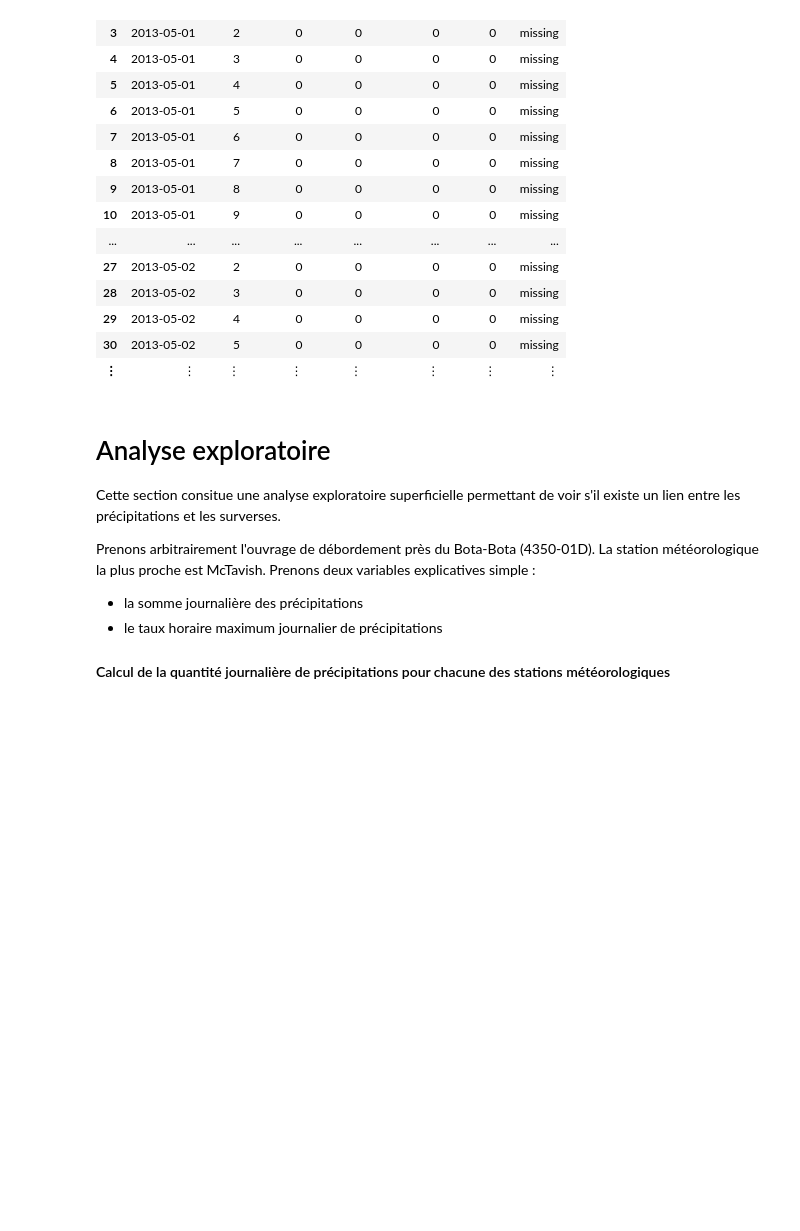
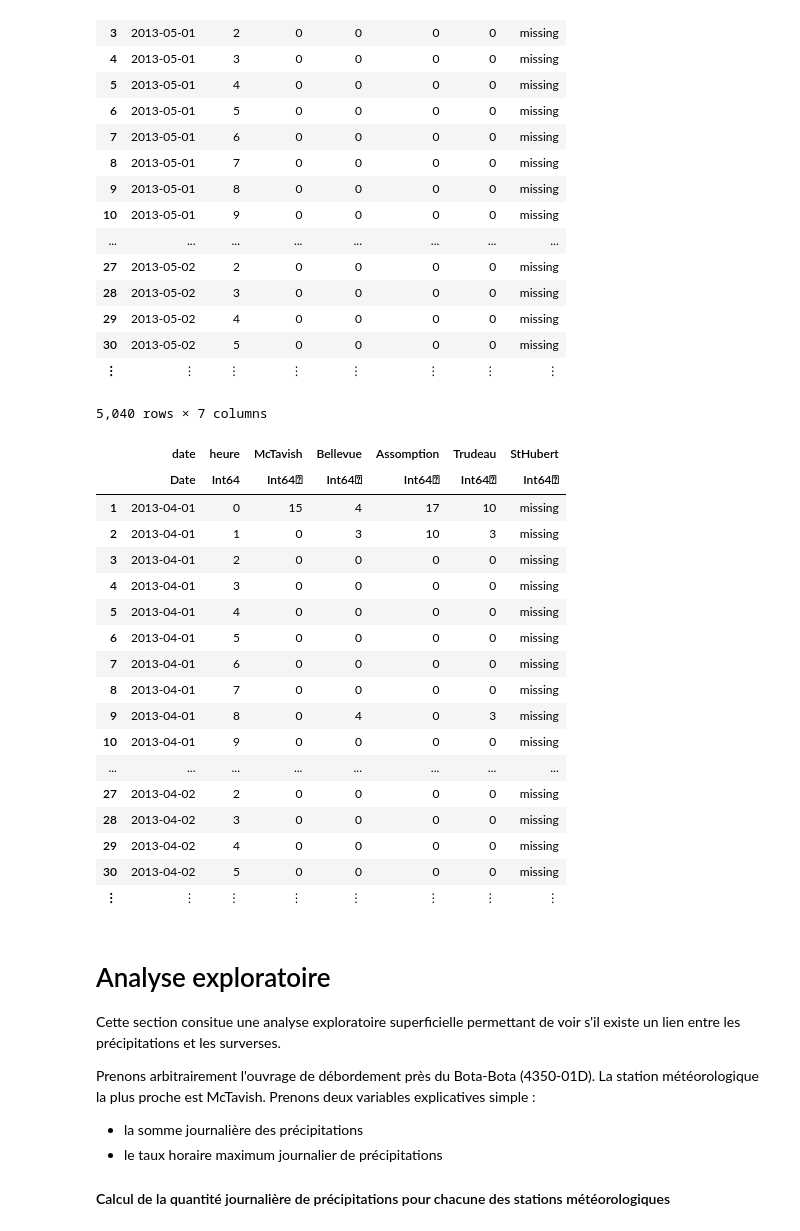
Before and after one commit to rouph/MTH3302, a Jupyter notebook: Projet/A2019/ProjetA19.ipynb, the cells around one changed output. Drawn from its saved outputs; the diff is of its cells as text; code cells hidden in the pictures; blank space fills up the shorter version.

```diff
--- a/Projet/A2019/ProjetA19.ipynb
+++ b/Projet/A2019/ProjetA19.ipynb
@@ -276,3 +276,7 @@ n
  1103
 # %% [markdown]
 ## Chargement des précipitations
+# %%
+test = CSV.read("data/precipitations.csv",missingstring="-99999")
+rename!(test, Symbol("St-Hubert")=>:StHubert)
+first(test,5)
@@ -316,6 +329,29 @@ data = filter(row -> month(row.date) < 11, data)
 | 29 | 2013-05-02 | 4 | 0 | 0 | 0 | 0 | missing |
 | 30 | 2013-05-02 | 5 | 0 | 0 | 0 | 0 | missing |
 | ⋮ | ⋮ | ⋮ | ⋮ | ⋮ | ⋮ | ⋮ | ⋮ |
+# %%
+
+test = filter(row -> month(row.date) == 4, test)
+# %% [output]
+5,040 rows × 7 columns
+|  | date | heure | McTavish | Bellevue | Assomption | Trudeau | StHubert |
+|  | Date | Int64 | Int64⍰ | Int64⍰ | Int64⍰ | Int64⍰ | Int64⍰ |
+| 1 | 2013-04-01 | 0 | 15 | 4 | 17 | 10 | missing |
+| 2 | 2013-04-01 | 1 | 0 | 3 | 10 | 3 | missing |
+| 3 | 2013-04-01 | 2 | 0 | 0 | 0 | 0 | missing |
+| 4 | 2013-04-01 | 3 | 0 | 0 | 0 | 0 | missing |
+| 5 | 2013-04-01 | 4 | 0 | 0 | 0 | 0 | missing |
+| 6 | 2013-04-01 | 5 | 0 | 0 | 0 | 0 | missing |
+| 7 | 2013-04-01 | 6 | 0 | 0 | 0 | 0 | missing |
+| 8 | 2013-04-01 | 7 | 0 | 0 | 0 | 0 | missing |
+| 9 | 2013-04-01 | 8 | 0 | 4 | 0 | 3 | missing |
+| 10 | 2013-04-01 | 9 | 0 | 0 | 0 | 0 | missing |
+| ... | ... | ... | ... | ... | ... | ... | ... |
+| 27 | 2013-04-02 | 2 | 0 | 0 | 0 | 0 | missing |
+| 28 | 2013-04-02 | 3 | 0 | 0 | 0 | 0 | missing |
+| 29 | 2013-04-02 | 4 | 0 | 0 | 0 | 0 | missing |
+| 30 | 2013-04-02 | 5 | 0 | 0 | 0 | 0 | missing |
+| ⋮ | ⋮ | ⋮ | ⋮ | ⋮ | ⋮ | ⋮ | ⋮ |
 # %% [markdown]
 # Analyse exploratoire
 
```
Also changed, not shown: parts of 22 cells of this notebook, 3 other files.
